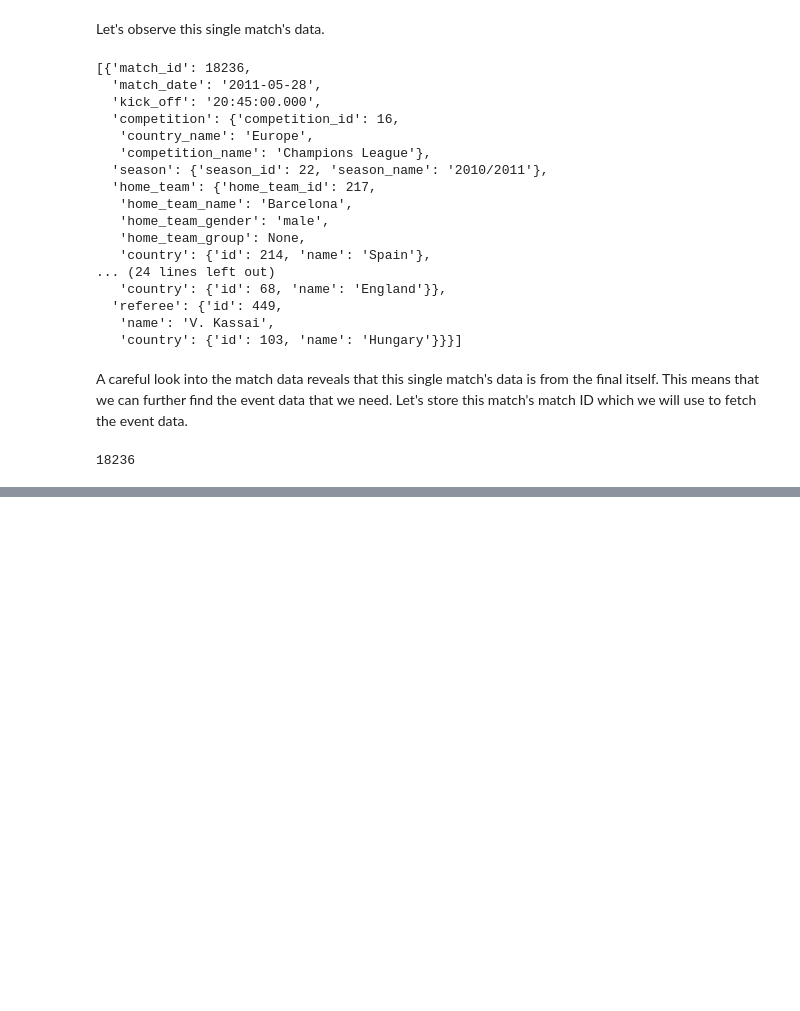
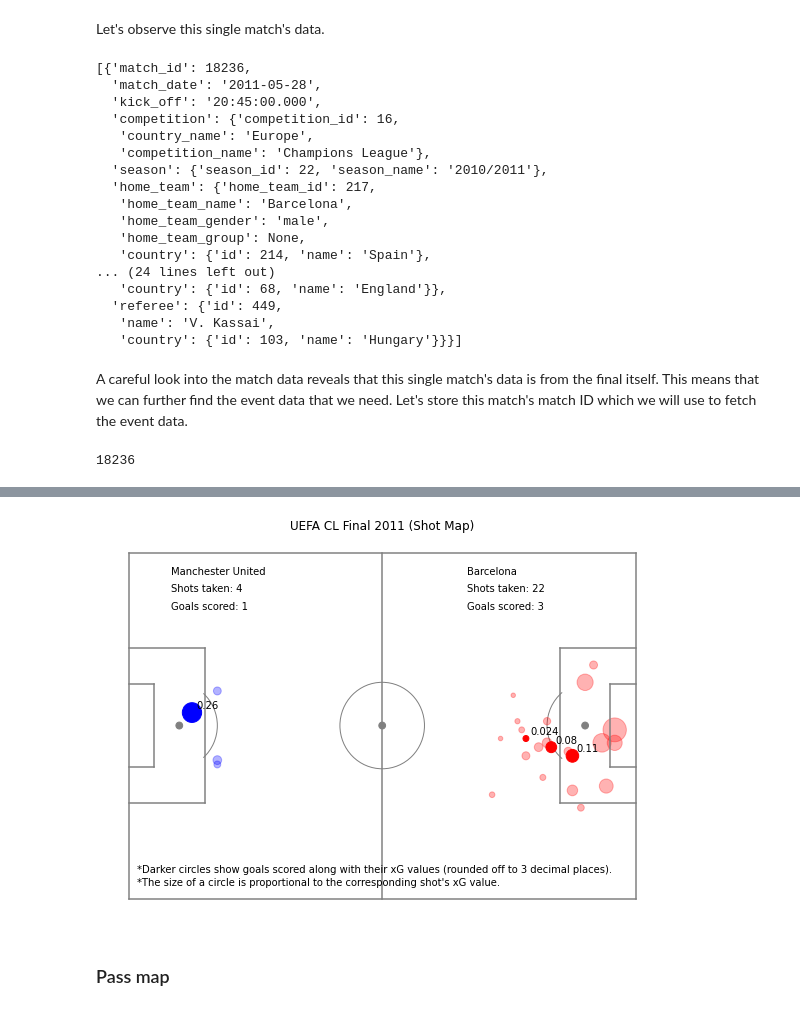
Before and after one commit to prateek-senapati/friends-of-tracking, a Jupyter notebook: 2. Event Data - Shot and Pass Maps.ipynb, the cells around one changed output, grey strips where cells are left out. Drawn from its saved outputs; the diff is of its cells as text; code cells hidden in the pictures; blank space fills up the shorter version.

Commit message:
Add '2. Event Data - Shot and Pass Maps.ipynb' - part 2

```diff
--- a/2. Event Data - Shot and Pass Maps.ipynb
+++ b/2. Event Data - Shot and Pass Maps.ipynb
@@ -10,3 +15,5 @@ import json
+# %%
+match = 'UEFA CL Final 2011' # match name
 # %% [markdown]
 ### Load in the event data
 # %% [markdown]
@@ -63,3 +70,8 @@ match_id = matches[0]['match_id']
 match_id
 # %% [output]
 18236
+# %%
+# loading in the event data for the UEFA Champions League 2010-11 Final and storing it into a dataframe
+with open('SoccermaticsForPython-master/StatsBomb/data/events/' + str(match_id) + '.json') as f:
+    events = json.load(f)
+df = pd.json_normalize(events, sep='_') # json_normalize() flattens nested JSON data into a dataframe
@@ -65,0 +142,3 @@ match_id
+# %%
+condition = (df['type_name'] == 'Shot')
+shots = df[condition]
@@ -65,0 +153,52 @@ match_id
+# %%
+# storing the home team and away team names in variables for future use
+home_team = matches[0]['home_team']['home_team_name']
+away_team = matches[0]['away_team']['away_team_name']
+# %%
+# creating the shot map
+(fig, ax) = createPitch(length=pitch_len_x, width=pitch_len_y, unity='yards', linecolor='gray')
+
+home_shots, home_goals, away_shots, away_goals = 0, 0, 0, 0
+
+for i, shot in shots.iterrows():
+    # keeping track of the shot location
+    x, y = shot['location'][0], shot['location'][1]
+    # checks and stores whether the shot got converted into a goal or not
+    goal = shot['shot_outcome_name'] == 'Goal'
+    # circle radius is proportional to the square root of xG value (that is, circle area is proportional to the xG value)
+    circleSize = np.sqrt(shot['shot_statsbomb_xg']*20)
+    if shot['team_name'] == home_team:
+        home_shots += 1
+        if goal:
+            home_goals += 1
+            shotCircle = plt.Circle(xy=(x, pitch_len_y-y), radius=circleSize, color='red')
+            plt.text(x=x+1, y=pitch_len_y-y+1, s=str(round(shot['shot_statsbomb_xg'], 3)))
+        else:
+            shotCircle = plt.Circle(xy=(x, pitch_len_y-y), radius=circleSize, color='red')
+            shotCircle.set_alpha(0.3)
+    else:
+        away_shots += 1
+        if goal:
+            away_goals += 1
+            shotCircle = plt.Circle(xy=(pitch_len_x-x, y), radius=circleSize, color='blue')
+            plt.text(x=pitch_len_x-x+1, y=y+1, s=str(round(shot['shot_statsbomb_xg'], 3)))
+        else:
+            shotCircle = plt.Circle(xy=(pitch_len_x-x, y), radius=circleSize, color='blue')
+            shotCircle.set_alpha(0.3)
+    ax.add_patch(shotCircle)
+
+fig.set_size_inches(10, 7)
+plt.title(label=match + ' (Shot Map)', loc='center')
+plt.text(x=10, y=75, s=away_team)
+plt.text(x=80, y=75, s=home_team)
+plt.text(x=10, y=71, s='Shots taken: ' + str(away_shots))
+plt.text(x=80, y=71, s='Shots taken: ' + str(home_shots))
+plt.text(x=10, y=67, s='Goals scored: ' + str(away_goals))
+plt.text(x=80, y=67, s='Goals scored: ' + str(home_goals))
+plt.text(x=2, y=6, s='*Darker circles show goals scored along with their xG values (rounded off to 3 decimal places).')
+plt.text(x=2, y=3, s="*The size of a circle is proportional to the corresponding shot's xG value.")
+plt.show()
+# %% [output]
+[figure, added]
+# %% [markdown]
+### Pass map
```
Also changed, not shown: parts of 12 cells of this notebook.
